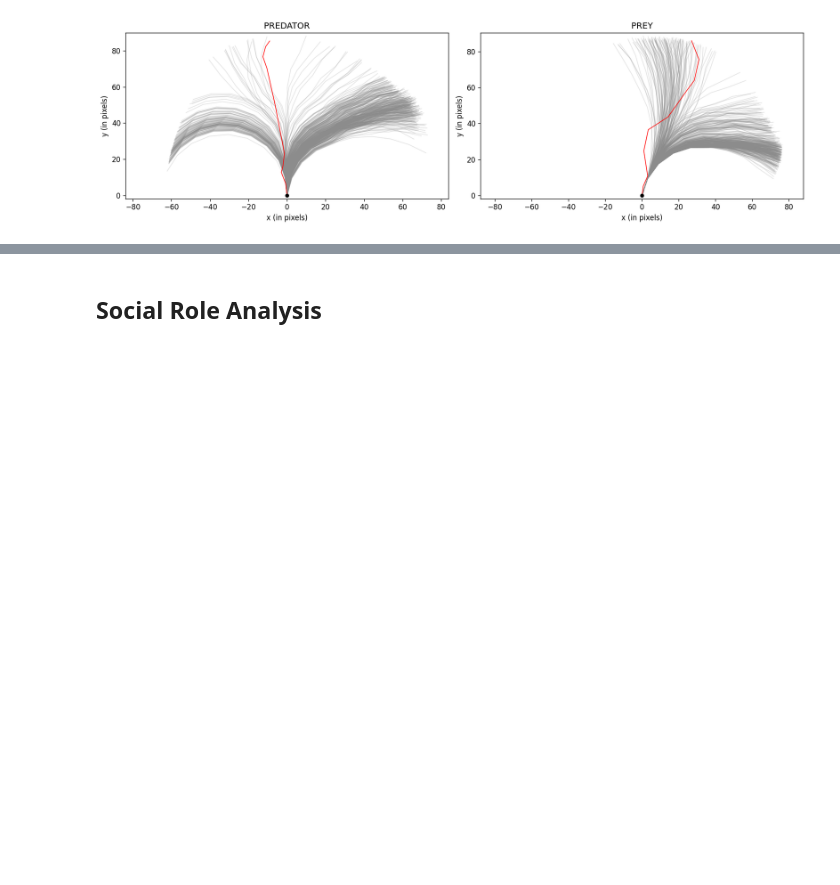
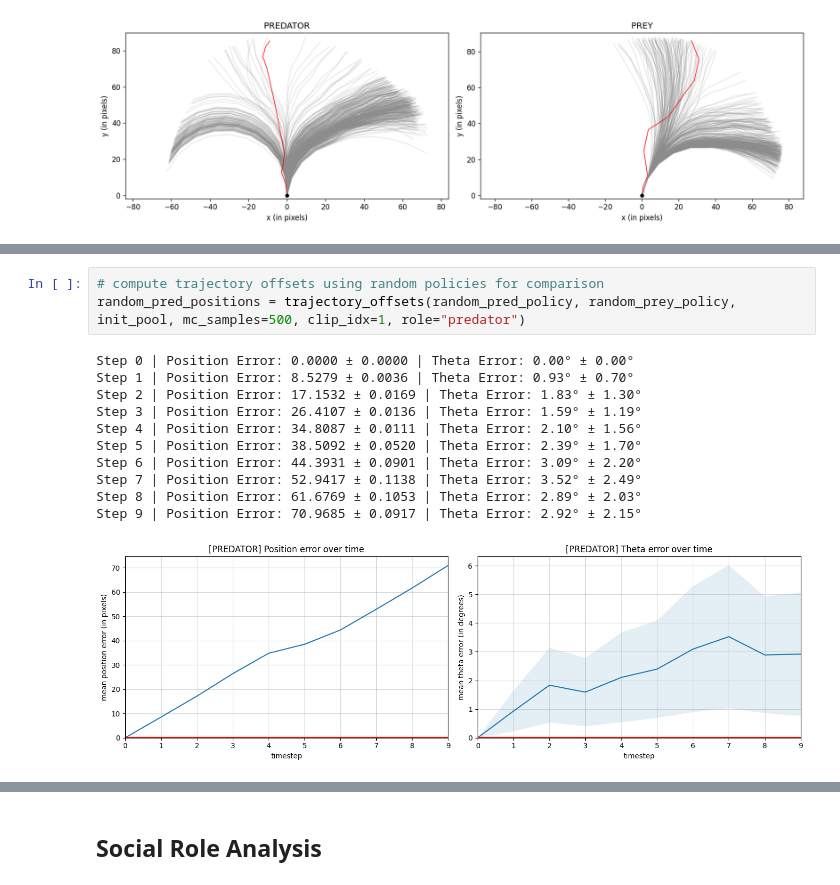
Before and after one commit to wirthy21/Master-Thesis, a Jupyter notebook: notebooks/3. Experiments.ipynb, the cells around one changed output, grey strips where cells are left out. Drawn from its saved outputs; the diff is of its cells as text; blank space fills up the shorter version.

```diff
--- a/notebooks/3. Experiments.ipynb
+++ b/notebooks/3. Experiments.ipynb
@@ -233,0 +226,15 @@ plt.show()
+# %%
+# compute trajectory offsets using random policies for comparison
+random_pred_positions = trajectory_offsets(random_pred_policy, random_prey_policy, init_pool, mc_samples=500, clip_idx=1, role="predator")
+# %% [output]
+Step 0 | Position Error: 0.0000 ± 0.0000 | Theta Error: 0.00° ± 0.00°
+Step 1 | Position Error: 8.5279 ± 0.0036 | Theta Error: 0.93° ± 0.70°
+Step 2 | Position Error: 17.1532 ± 0.0169 | Theta Error: 1.83° ± 1.30°
+Step 3 | Position Error: 26.4107 ± 0.0136 | Theta Error: 1.59° ± 1.19°
+Step 4 | Position Error: 34.8087 ± 0.0111 | Theta Error: 2.10° ± 1.56°
+Step 5 | Position Error: 38.5092 ± 0.0520 | Theta Error: 2.39° ± 1.70°
+Step 6 | Position Error: 44.3931 ± 0.0901 | Theta Error: 3.09° ± 2.20°
+Step 7 | Position Error: 52.9417 ± 0.1138 | Theta Error: 3.52° ± 2.49°
+Step 8 | Position Error: 61.6769 ± 0.1053 | Theta Error: 2.89° ± 2.03°
+Step 9 | Position Error: 70.9685 ± 0.0917 | Theta Error: 2.92° ± 2.15°
+[figure, added]
```
Also changed, not shown: parts of 5 cells of this notebook.
